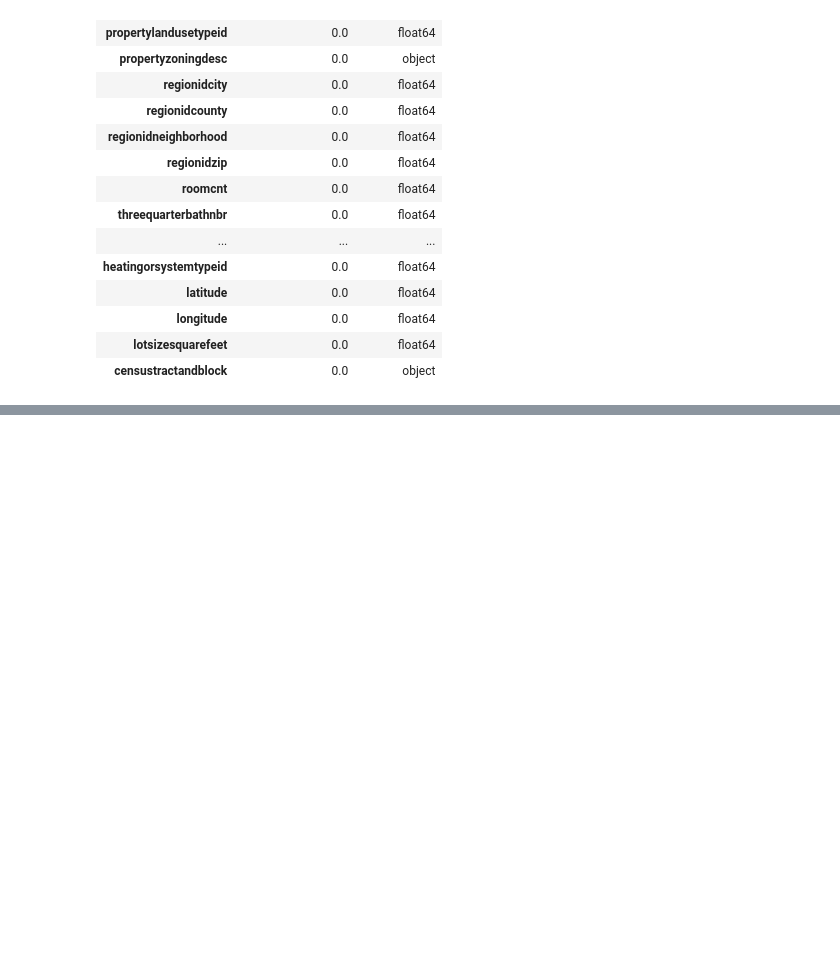
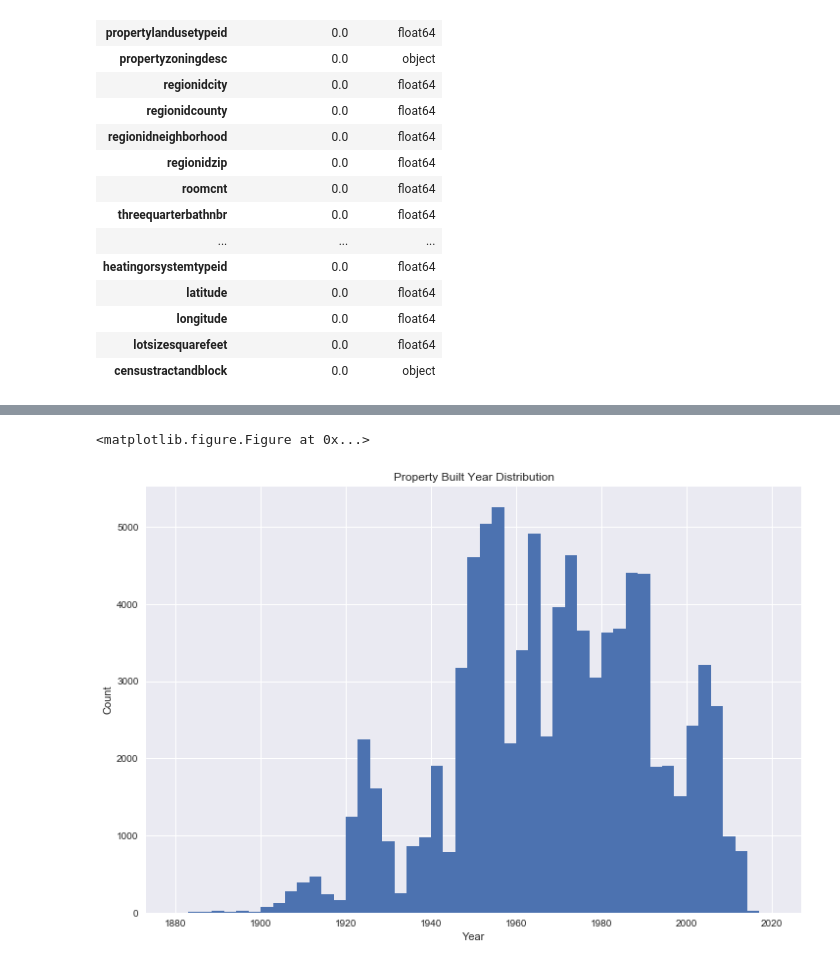
Before and after one commit to yfleung/springboard_datascience, a Jupyter notebook: Springboard Capstone Project1 - Zestimate log error prediction.ipynb, the cells around one changed output, grey strips where cells are left out. Saved outputs shown, nothing was run; the diff lists cells and outputs as text; code cells hidden in the pictures; blank space fills up the shorter version.

```diff
--- a/Springboard Capstone Project1 - Zestimate log error prediction.ipynb
+++ b/Springboard Capstone Project1 - Zestimate log error prediction.ipynb
@@ -595,0 +650,13 @@ column_analysis_df
+# %%
+sns.set(color_codes = True)
+plt.figure(figsize = (12, 8))
+bins = np.linspace(1880, 2020, 50)
+plt.hist(fullset2016_df['yearbuilt'], bins)
+plt.xlabel('Year')
+plt.ylabel('Count')
+plt.title('Property Built Year Distribution')
+plt.show()
+plt.gcf().clear()
+# %% [output]
+<matplotlib.figure.Figure at 0x...>
+[figure, added]
```
Also changed, not shown: parts of 11 cells of this notebook.
